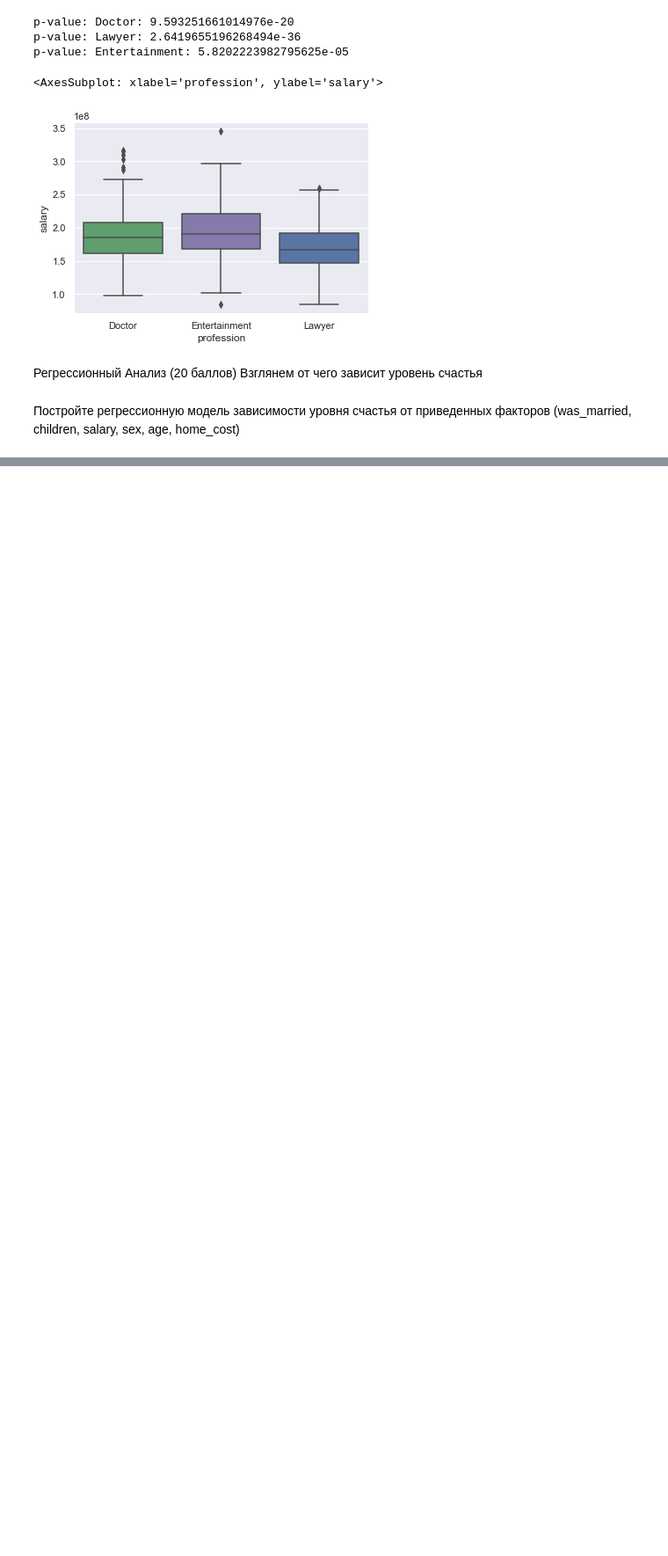
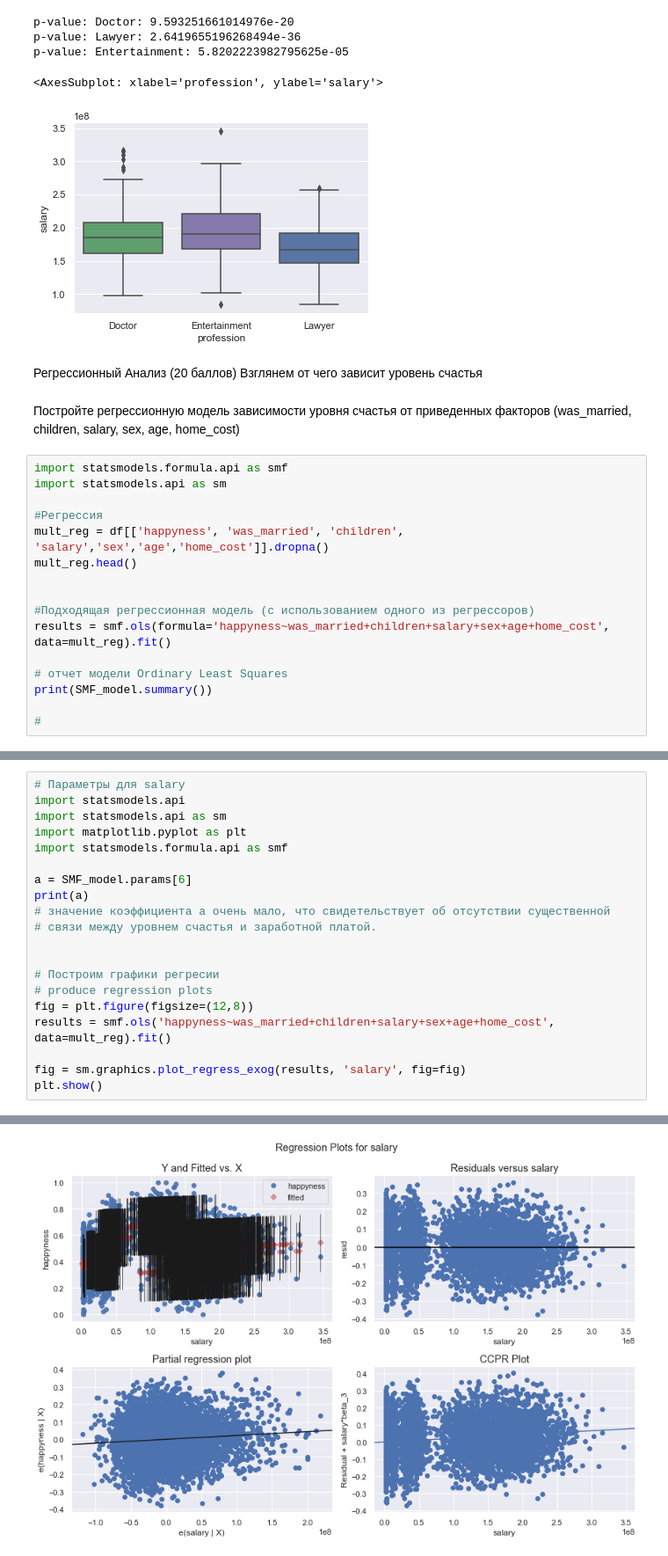
Before and after one commit to RedsquareM/dataanalysisHW, a Jupyter notebook: hw3.ipynb, the cells around one changed output, grey strips where cells are left out. Shown: that part at 88% size. Cells and saved outputs as stored; diff of their text form; blank space fills up the shorter version.

Commit message:
regression analysis

```diff
--- a/hw3.ipynb
+++ b/hw3.ipynb
@@ -454,3 +454,19 @@ p-value: Entertainment: 5.8202223982795625e-05
 Взглянем от чего зависит уровень счастья
 # %% [markdown]
 Постройте регрессионную модель зависимости уровня счастья от приведенных факторов (was_married, children, salary, sex, age, home_cost)
+# %%
+import statsmodels.formula.api as smf
+import statsmodels.api as sm
+
+#Регрессия
+mult_reg = df[['happyness', 'was_married', 'children', 'salary','sex','age','home_cost']].dropna()
+mult_reg.head()
+
+
+#Подходящая регрессионная модель (с использованием одного из регрессоров)
+results = smf.ols(formula='happyness~was_married+children+salary+sex+age+home_cost', data=mult_reg).fit()
+
+# отчет модели Ordinary Least Squares
+print(SMF_model.summary())
+
+#
@@ -456,0 +506,21 @@ p-value: Entertainment: 5.8202223982795625e-05
+# %%
+# Параметры для salary
+import statsmodels.api
+import statsmodels.api as sm
+import matplotlib.pyplot as plt
+import statsmodels.formula.api as smf
+
+a = SMF_model.params[6]
+print(a)
+# значение коэффициента a очень мало, что свидетельствует об отсутствии существенной
+# связи между уровнем счастья и заработной платой.
+
+
+# Построим графики регресии
+# produce regression plots
+fig = plt.figure(figsize=(12,8))
+results = smf.ols('happyness~was_married+children+salary+sex+age+home_cost', data=mult_reg).fit()
+
+fig = sm.graphics.plot_regress_exog(results, 'salary', fig=fig)
+plt.show()
+# %% [output]
@@ -456,0 +529 @@ p-value: Entertainment: 5.8202223982795625e-05
+[figure, added]
```
Also changed, not shown: parts of 9 cells of this notebook.
